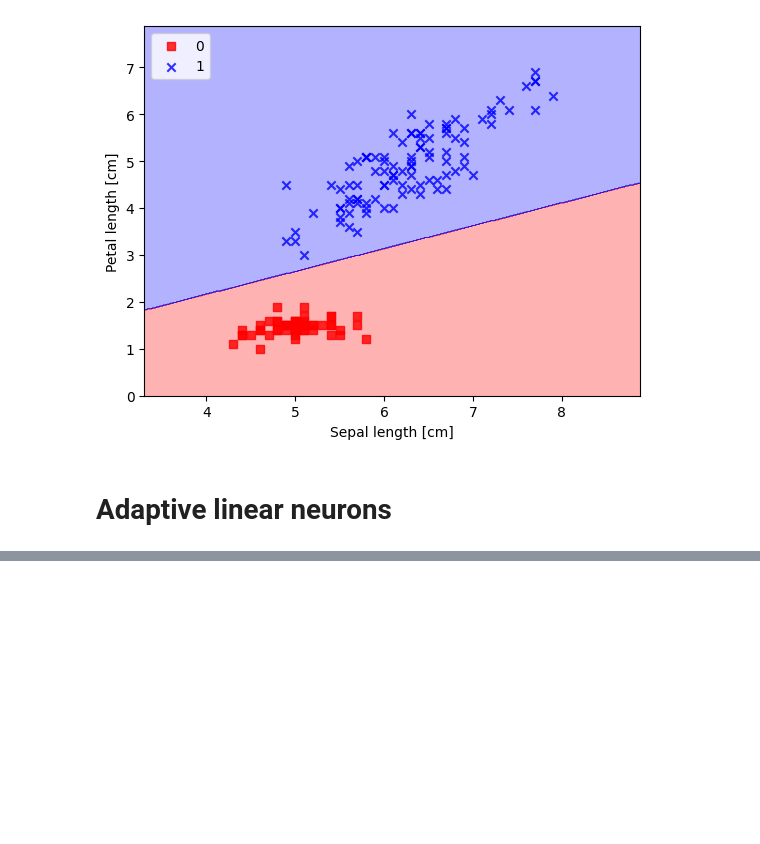
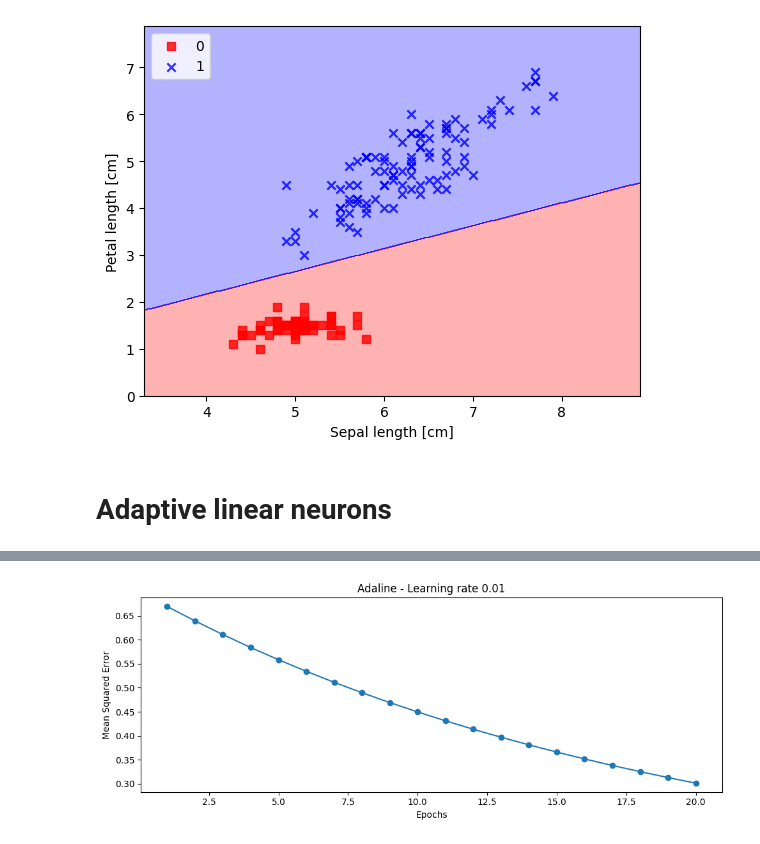
Before and after one commit to hieundx/ML-pytorch-sklearn, a Jupyter notebook: chapter 2/perceptron.ipynb, the cells around one changed output, grey strips where cells are left out. Drawn from its saved outputs; the diff is of its cells as text; code cells hidden in the pictures; blank space fills up the shorter version.

```diff
--- a/chapter 2/perceptron.ipynb
+++ b/chapter 2/perceptron.ipynb
@@ -169,0 +286,4 @@ plt.show()
+# %%
+plot_adaline_learning_rates(X_train, y_train, AdalineGD, learning_rates=[0.01], n_iter=20)
+# %% [output]
+[figure, added]
```
Also changed, not shown: parts of 10 cells of this notebook.
